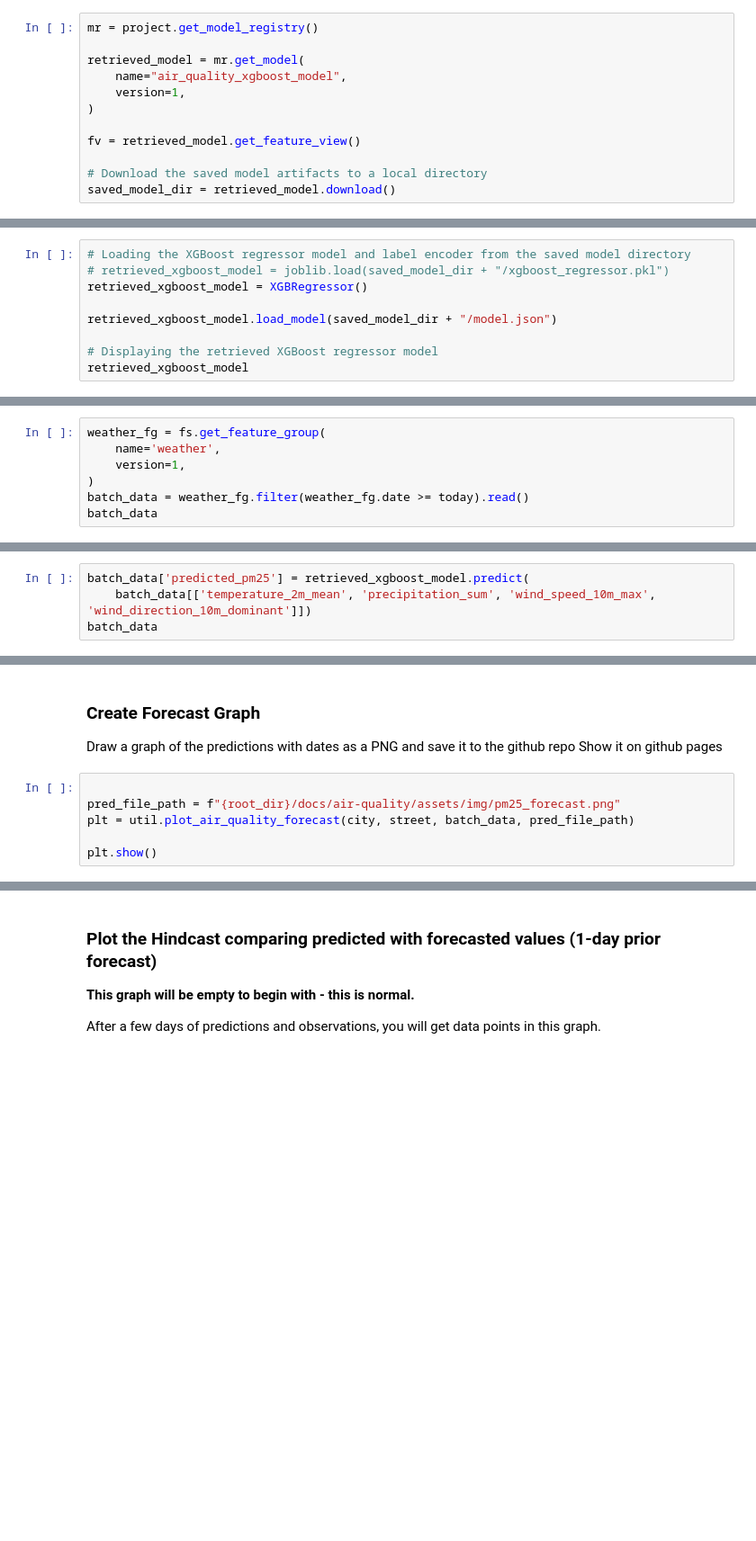
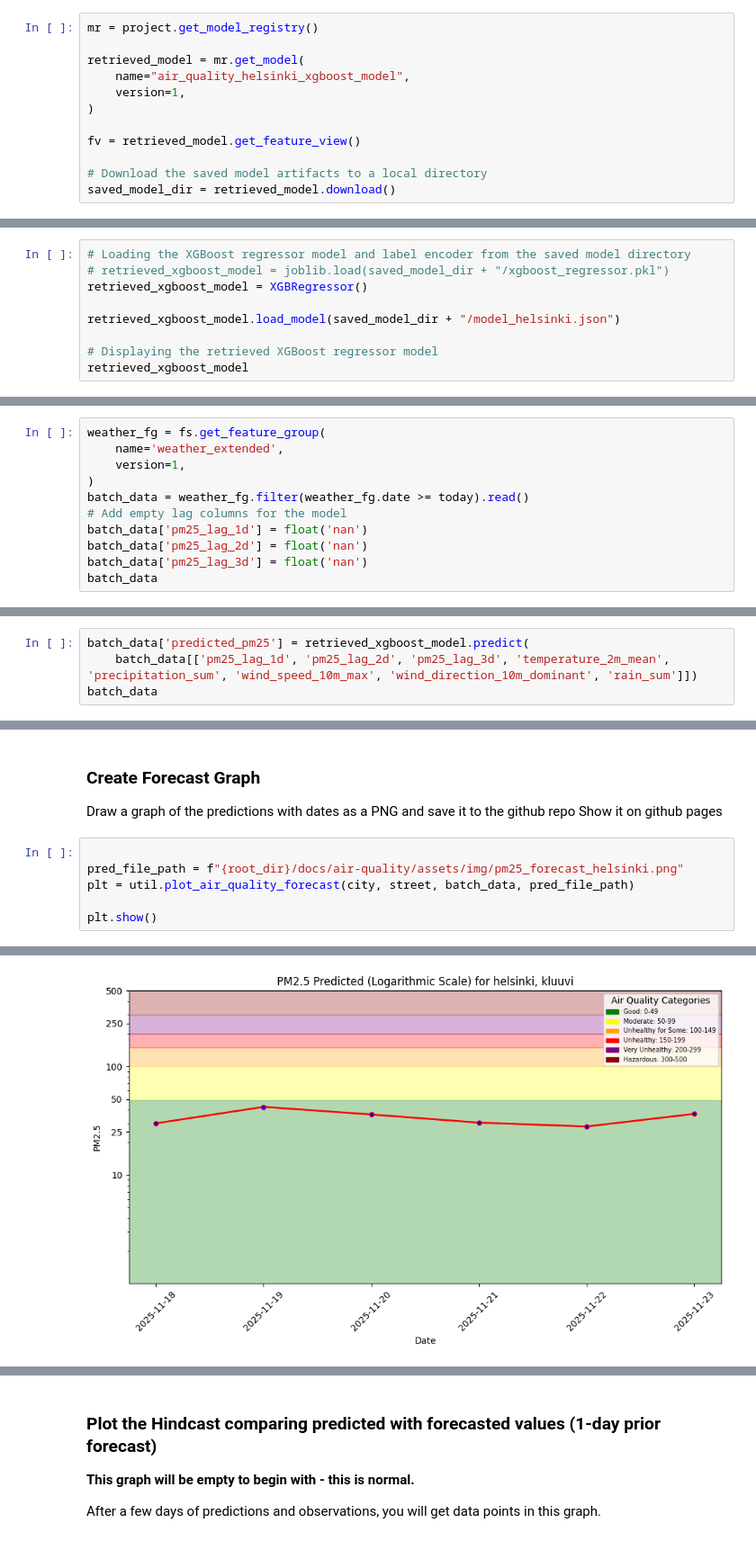
Before and after one commit to vereesmort/air-quality-prediction, a Jupyter notebook: 4_air_quality_batch_inference.ipynb, the cells around one changed output, grey strips where cells are left out. Shown: that part at 90% size. Cells and saved outputs as stored; diff of their text form; blank space fills up the shorter version.

```diff
--- a/4_air_quality_batch_inference.ipynb
+++ b/4_air_quality_batch_inference.ipynb
@@ -83,7 +93,7 @@ street=location['street']
 mr = project.get_model_registry()
 
 retrieved_model = mr.get_model(
-    name="air_quality_xgboost_model",
+    name="air_quality_helsinki_xgboost_model",
     version=1,
 )
 
@@ -96,7 +114,7 @@ saved_model_dir = retrieved_model.download()
 # retrieved_xgboost_model = joblib.load(saved_model_dir + "/xgboost_regressor.pkl")
 retrieved_xgboost_model = XGBRegressor()
 
-retrieved_xgboost_model.load_model(saved_model_dir + "/model.json")
+retrieved_xgboost_model.load_model(saved_model_dir + "/model_helsinki.json")
 
 # Displaying the retrieved XGBoost regressor model
 retrieved_xgboost_model
@@ -104,8 +136,12 @@ retrieved_xgboost_model
 ## <span style="color:#ff5f27;">✨ Get Weather Forecast Features with Feature View   </span>
 # %%
 weather_fg = fs.get_feature_group(
-    name='weather',
+    name='weather_extended',
     version=1,
 )
 batch_data = weather_fg.filter(weather_fg.date >= today).read()
+# Add empty lag columns for the model
+batch_data['pm25_lag_1d'] = float('nan')
+batch_data['pm25_lag_2d'] = float('nan')
+batch_data['pm25_lag_3d'] = float('nan')
 batch_data
@@ -113,5 +158,5 @@ batch_data
 ### <span style="color:#ff5f27;">🤖 Making the predictions</span>
 # %%
 batch_data['predicted_pm25'] = retrieved_xgboost_model.predict(
-    batch_data[['temperature_2m_mean', 'precipitation_sum', 'wind_speed_10m_max', 'wind_direction_10m_dominant']])
+    batch_data[['pm25_lag_1d', 'pm25_lag_2d', 'pm25_lag_3d', 'temperature_2m_mean', 'precipitation_sum', 'wind_speed_10m_max', 'wind_direction_10m_dominant', 'rain_sum']])
 batch_data
@@ -135,7 +227,8 @@ Draw a graph of the predictions with dates as a PNG and save it to the github re
 Show it on github pages
 # %%
 
-pred_file_path = f"{root_dir}/docs/air-quality/assets/img/pm25_forecast.png"
+pred_file_path = f"{root_dir}/docs/air-quality/assets/img/pm25_forecast_helsinki.png"
 plt = util.plot_air_quality_forecast(city, street, batch_data, pred_file_path)
 
 plt.show()
+# %% [output]
@@ -142,3 +236,4 @@ plt.show()
+[figure, added]
 # %%
 # Get or create feature group
 monitor_fg = fs.get_or_create_feature_group(
```
Also changed, not shown: parts of 18 cells of this notebook, 3 other files.
